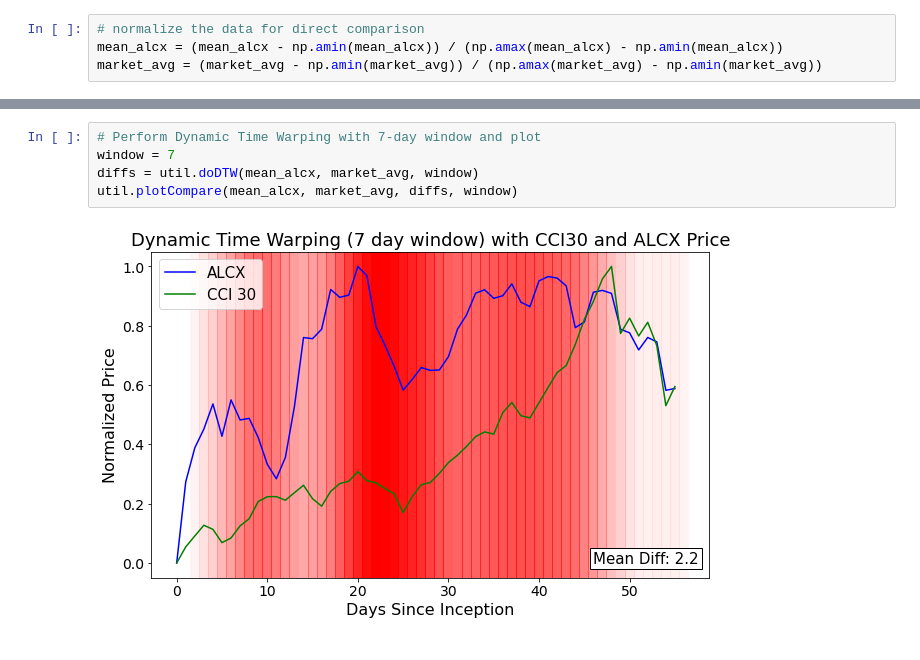
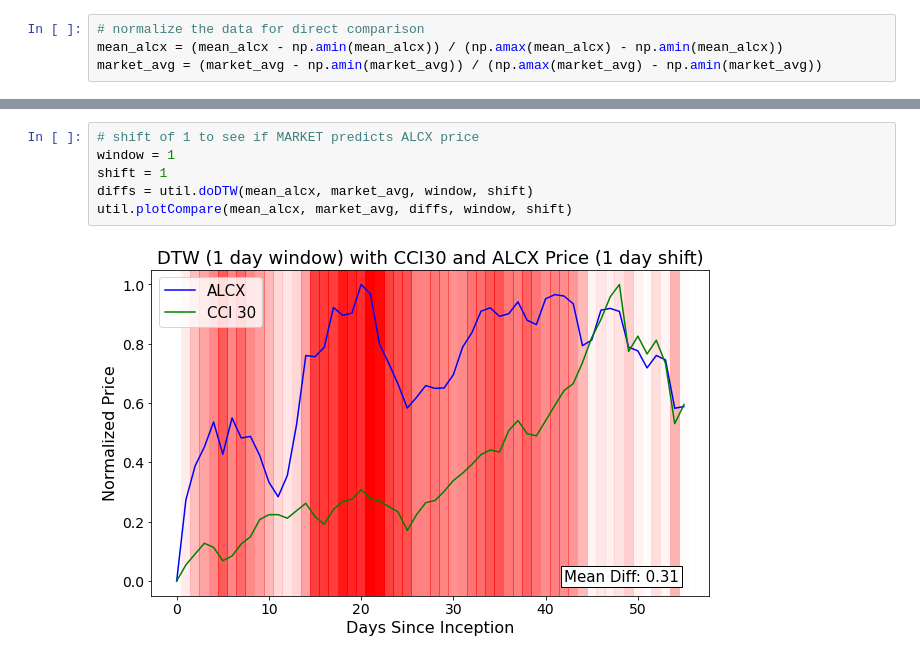
Before and after one commit to Dtradke/ALCX_3rd_Party_Data, a Jupyter notebook: ALCX_3rd_Party_Data.ipynb, the cells around one changed output, grey strips where cells are left out. Drawn from its saved outputs; the diff is of its cells as text.

```diff
--- a/ALCX_3rd_Party_Data.ipynb
+++ b/ALCX_3rd_Party_Data.ipynb
@@ -50,7 +102,8 @@ util.plotCompare(mean_alcx, market_avg, diffs, window)
 # %%
-# Perform Dynamic Time Warping with 7-day window and plot
-window = 7
-diffs = util.doDTW(mean_alcx, market_avg, window)
-util.plotCompare(mean_alcx, market_avg, diffs, window)
+# shift of 1 to see if MARKET predicts ALCX price
+window = 1
+shift = 1
+diffs = util.doDTW(mean_alcx, market_avg, window, shift)
+util.plotCompare(mean_alcx, market_avg, diffs, window, shift)
 # %% [output]
-[figure, old version]
+[figure, new version]
```
Also changed, not shown: parts of 21 cells of this notebook, 3 other files.
